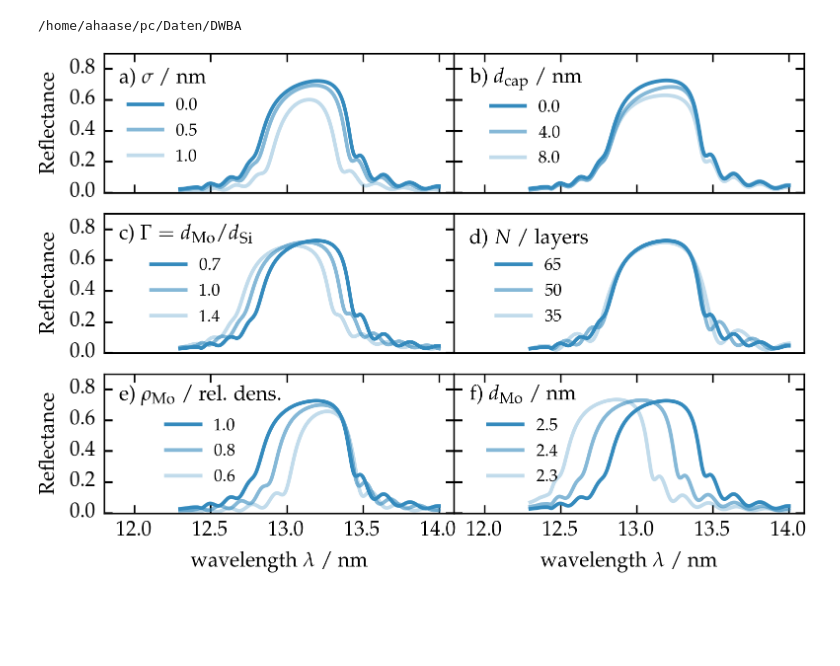
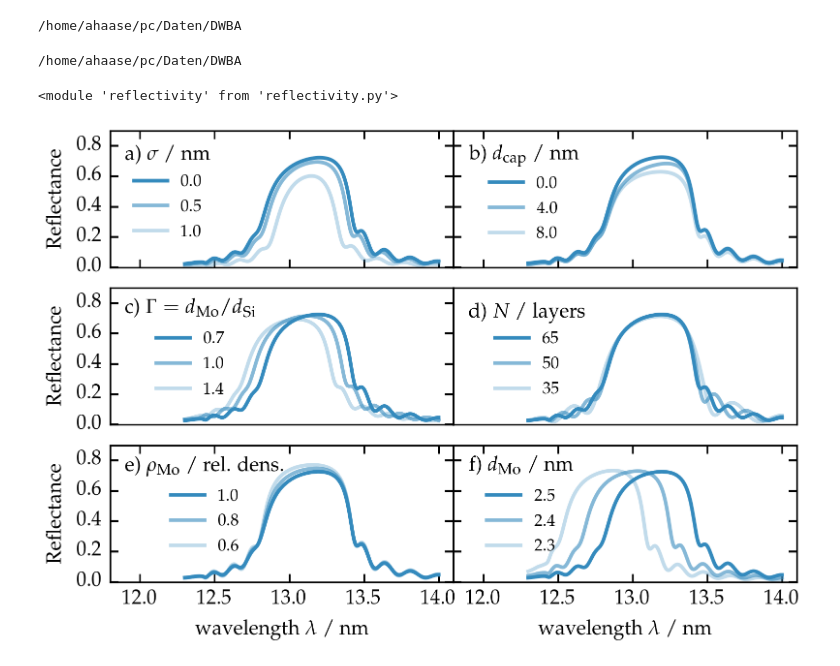
Before and after one commit to awhaase/thesis, a Jupyter notebook: material/Thesis_Sim_Mo_C_Si_B4C.ipynb, the cells around one changed output. Cells and saved outputs as stored; diff of their text form; code cells hidden in the pictures; blank space fills up the shorter version.

```diff
--- a/material/Thesis_Sim_Mo_C_Si_B4C.ipynb
+++ b/material/Thesis_Sim_Mo_C_Si_B4C.ipynb
@@ -35,6 +35,12 @@ def eval_xrr(p, wls):
     euv = euv_h
 
     return euv
+# %%
+%cd /home/ahaase/pc/Daten/DWBA
+reload(reflectivity)
+# %% [output]
+/home/ahaase/pc/Daten/DWBA
+<module 'reflectivity' from 'reflectivity.py'>
 # %%
 fig = plt.figure(figsize=fig_golden_ratio(15))
 gs =  gridspec.GridSpec(3,2)
@@ -115,11 +121,11 @@ ax2.plot(wl,eval_xrr(p, wl), color=fit_color, label="$8.0$", alpha=0.3)
 ax2.legend(title="b) $d_\mathrm{cap}$ / nm",loc=2)
 p[2] = 0.0
 
-p[8] = 1.0
+p[8] = [1.0,1.0]
 ax3.plot(wl,eval_xrr(p, wl), color=fit_color, label="$1.0$")
-p[8] = 0.8
+p[8] = [1.0,0.8]
 ax3.plot(wl,eval_xrr(p, wl), color=fit_color, label="$0.8$", alpha=0.6)
-p[8] = 0.6
+p[8] = [1.0,0.6]
 ax3.plot(wl,eval_xrr(p, wl), color=fit_color, label="$0.6$", alpha=0.3)
 ax3.legend(title="e) $\\rho_\mathrm{Mo}$ / rel. dens.",loc=2)
 p[8] = 1.0
@@ -133,35 +139,35 @@ ax4.plot(wl,eval_xrr(p, wl), color=fit_color, label="$2.3$", alpha=0.3)
 ax4.legend(title="f) $d_\mathrm{Mo}$ / nm",loc=2)
 p[4] = 2.5
 
 p[3] = 3.5
 p[4] = 2.5
 ax5.plot(wl,eval_xrr(p, wl), color=fit_color, label="$0.7$")
 p[3] = 3.0
 p[4] = 3.0
 ax5.plot(wl,eval_xrr(p, wl), color=fit_color, label="$1.0$", alpha=0.6)
 p[3] = 2.5
 p[4] = 3.5
 ax5.plot(wl,eval_xrr(p, wl), color=fit_color, label=str(3.5/2.5), alpha=0.3)
 ax5.legend(title="c) $\\Gamma = d_\mathrm{Mo}/d_\mathrm{Si}$",loc=2)
 p[3] = 3.5
 p[4] = 2.5
 ax5.set_xticks(())
 
 p[12] = 65
 ax6.plot(wl,eval_xrr(p, wl), color=fit_color, label="$65$")
 p[12] = 50
 ax6.plot(wl,eval_xrr(p, wl), color=fit_color, label="$50$", alpha=0.6)
 p[12] = 35
 ax6.plot(wl,eval_xrr(p, wl), color=fit_color, label="$35$", alpha=0.3)
 ax6.legend(title="d) $N$ / layers",loc=2)
 p[12] = 65
 ax6.set_xticks(())
 ax6.set_yticks(())
 
-fig.savefig("/home/ahaase/Dropbox/PTB/Dissertation/thesis/img/parameter_influence.pdf")
+#fig.savefig("/home/ahaase/Dropbox/PTB/Dissertation/thesis/img/parameter_influence.pdf")
 fig
 # %% [output]
-[figure, old version]
+[figure, new version]
 # %%
 fig = plt.figure(figsize=fig_golden_ratio(2*15/3))
 ax = fig.add_subplot(111)
```
Also changed, not shown: parts of 1 cell of this notebook.
